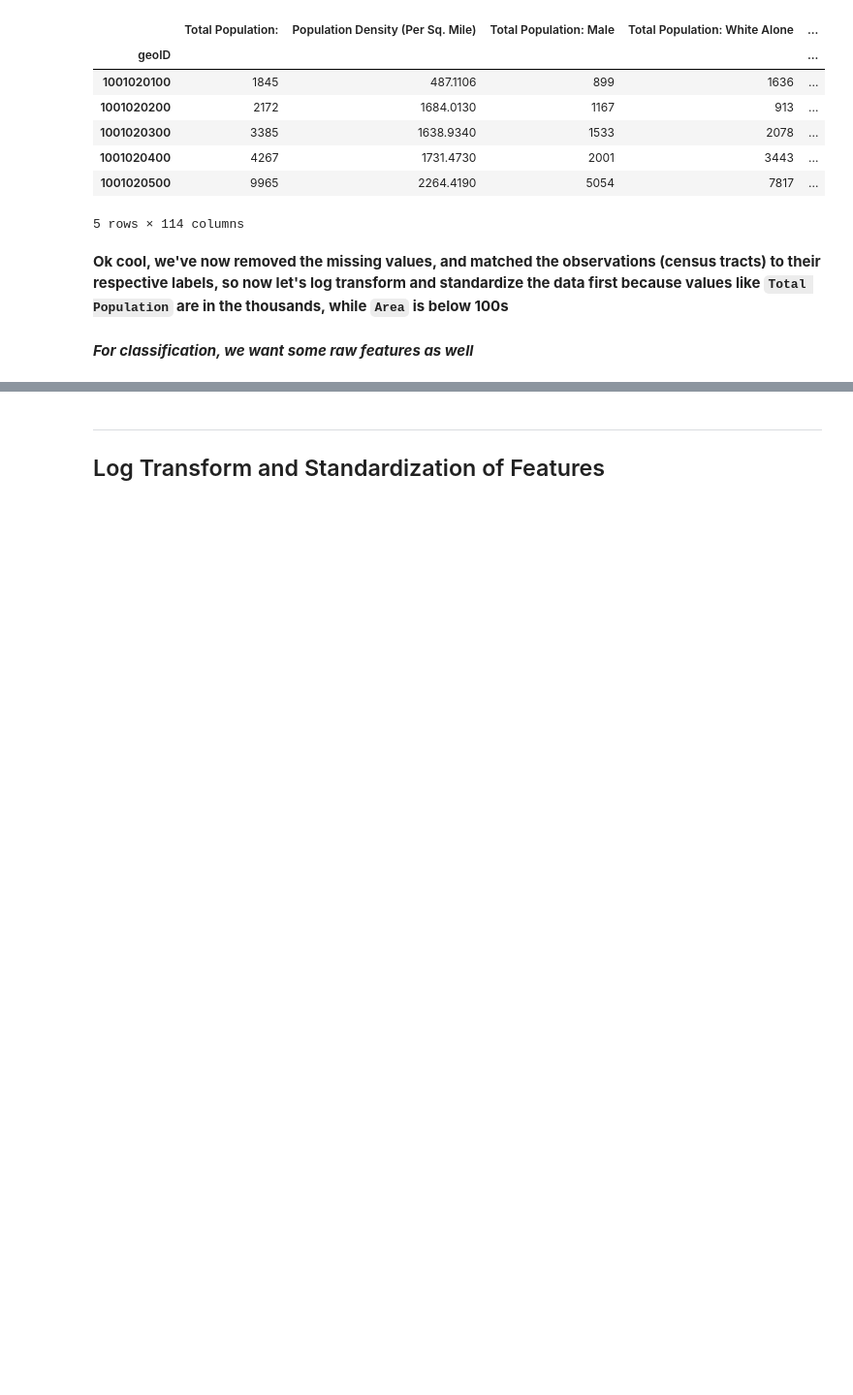
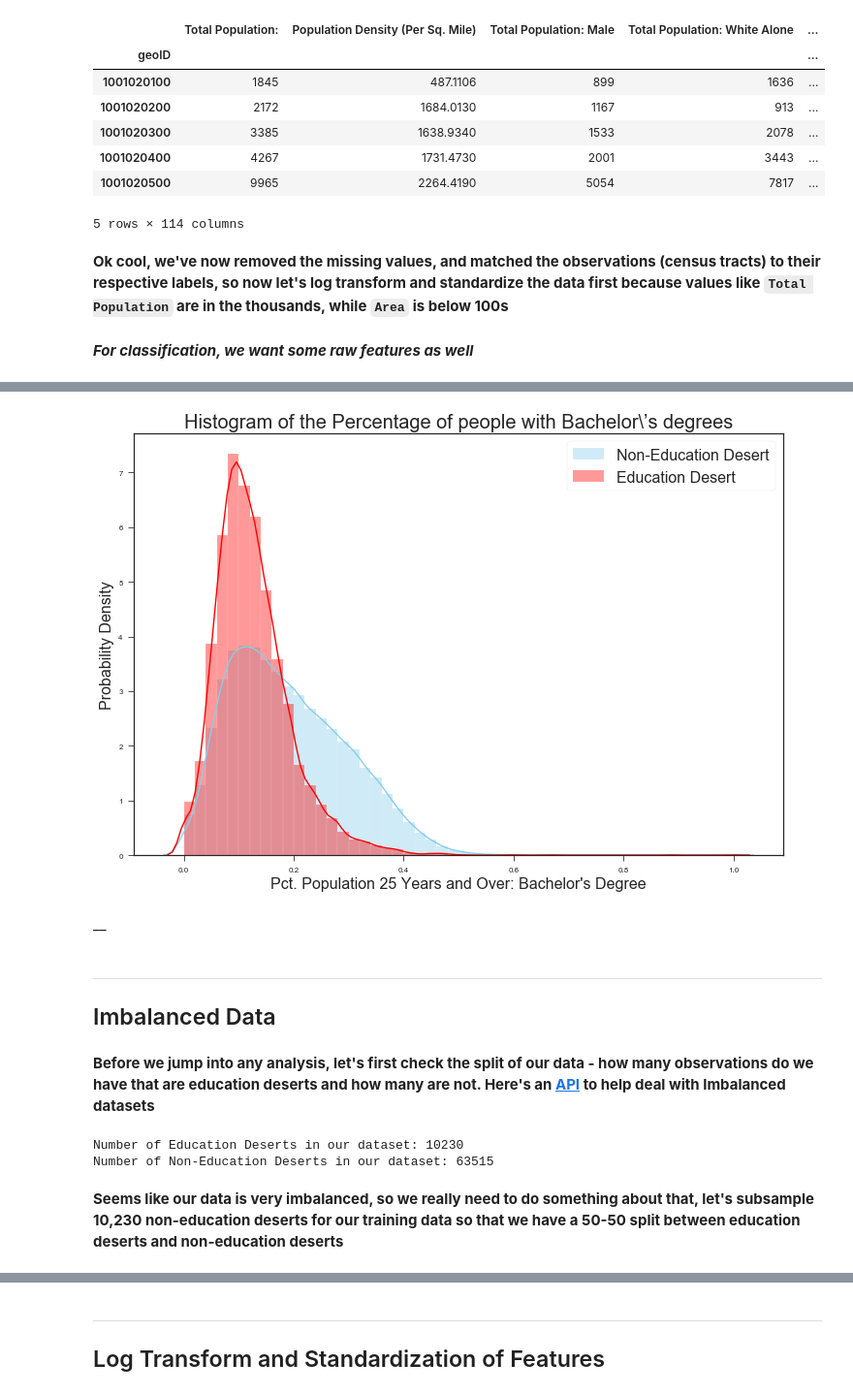
Before and after one commit to lucashu1/education-deserts, a Jupyter notebook: data-exploration.ipynb, the cells around one changed output, grey strips where cells are left out. Shown at 97% size. Drawn from its saved outputs; the diff is of its cells as text; code cells hidden in the pictures; blank space fills up the shorter version.

```diff
--- a/data-exploration.ipynb
+++ b/data-exploration.ipynb
@@ -381,0 +388,3 @@ __*For classification, we want some raw features as well*__
+# %%
+pct_bachelors_df = merged_census_df[['Pct. Population 25 Years and Over: Bachelor\'s Degree', 'Education Desert']]
+pct_bachelors_df.head()
@@ -381,0 +399,25 @@ __*For classification, we want some raw features as well*__
+# %%
+rcParams['figure.figsize'] = 12, 8
+sns.distplot(pct_bachelors_df[pct_bachelors_df['Education Desert'] == 0]['Pct. Population 25 Years and Over: Bachelor\'s Degree'] , color="skyblue", label="Non-Education Desert")
+sns.distplot(pct_bachelors_df[pct_bachelors_df['Education Desert'] == 1]['Pct. Population 25 Years and Over: Bachelor\'s Degree'] , color="red", label="Education Desert")
+plt.title('Histogram of the Percentage of people with Bachelor\’s degrees', fontsize=20)
+plt.ylabel('Probability Density', fontsize=16)
+plt.xlabel('Pct. Population 25 Years and Over: Bachelor\'s Degree', fontsize=16)
+plt.legend(fontsize=16);
+# %% [output]
+[figure, added]
+# %% [markdown]
+__
+# %% [markdown]
+---
+## Imbalanced Data
+# %% [markdown]
+__Before we jump into any analysis, let's first check the split of our data - how many observations do we have that are education deserts and how many are not. Here's an [API](https://imbalanced-learn.readthedocs.io/en/stable/api.html) to help deal with Imbalanced datasets__
+# %%
+print('Number of Education Deserts in our dataset: {}'.format(len(merged_census_df[merged_census_df['Education Desert'] == 1])))
+print('Number of Non-Education Deserts in our dataset: {}'.format(len(merged_census_df[merged_census_df['Education Desert'] == 0])))
+# %% [output]
+Number of Education Deserts in our dataset: 10230
+Number of Non-Education Deserts in our dataset: 63515
+# %% [markdown]
+__Seems like our data is very imbalanced, so we really need to do something about that, let's subsample 10,230 non-education deserts for our training  data so that we have a 50-50 split between education deserts and non-education deserts__
```
Also changed, not shown: parts of 34 cells of this notebook, 5 other files.
